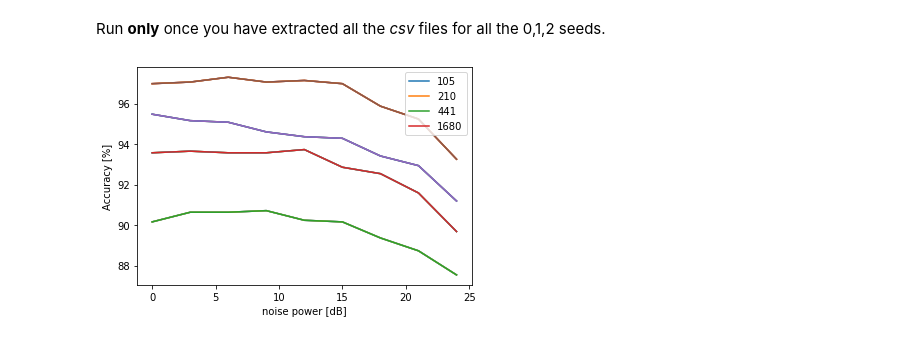
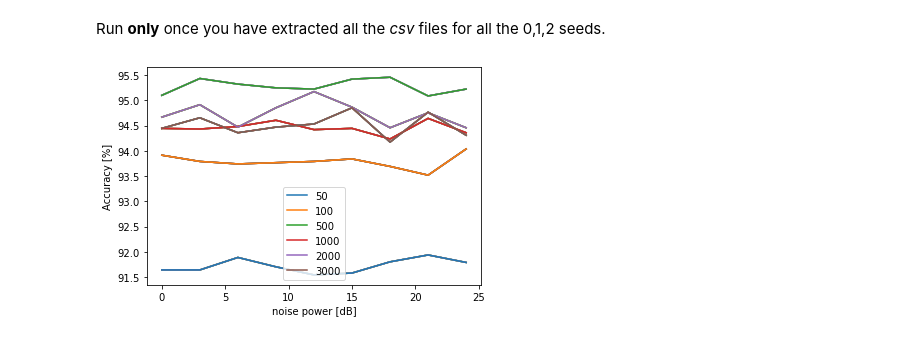
Before and after one commit to gomezzz/MSMatch, a Jupyter notebook: notebooks/Evaluation - noise.ipynb, the cells around one changed output. Saved outputs shown, nothing was run; the diff lists cells and outputs as text; code cells hidden in the pictures.

```diff
--- a/notebooks/Evaluation - noise.ipynb
+++ b/notebooks/Evaluation - noise.ipynb
@@ -27,13 +27,14 @@ from copy import deepcopy
 P_noise_dB_min = 0 #[dB], Noise power in dB
 P_noise_dB_max = 27 #[dB], Max Noise power in dB
 dP_noise_dB = 3 # [dB], Delta power in dB
+shift_only = True # If True, no noise is added
 # %% [markdown]
 ## 2) - Initialize parameters
 # %%
 #Path to the runs to load
 csv_folder = "/home/gabrielemeoni/project/SSLRS"
 dataset = "eurosat_rgb"
-folder = "/scratch/fixmatch_results/new_runs/nr_of_labels"#"/scratch/fixmatch_results/new_runs/nr_of_labels/eurosat_rgb/"
+folder = "/scratch/fixmatch_results/new_runs/nr_of_labels/"#"/scratch/fixmatch_results/new_runs/nr_of_labels/eurosat_rgb/"
 sort_criterion = "numlabels" # Accepted net, numlabels
 seed_wanted = 0 # Seed wanted (the others will be filtered)
 # %%
@@ -100,9 +101,11 @@ for checkpoint, args in zip(checkpoints,run_args):
                         for n in range(img.shape[0]):
                             img[n]=(0.75 + 0.5 * torch.rand(size=(1,))) * img[n]
 
-                        A_noise = (10**(P_noise_dB/20))
-                        noise=torch.randn(size=img.shape) * A_noise
-                        img+= noise
+
+                        if not(shift_only):
+                            A_noise = (10**(P_noise_dB/20))
+                            noise=torch.randn(size=img.shape) * A_noise
+                            img+= noise
 
                         image[idx] = transf(1/255*torch.clip(img, 0, 255).transpose(0,2).cpu().numpy())
 
@@ -196,7 +202,11 @@ Run **only** once you have extracted all the *csv* files for all the 0,1,2 seeds
 # %%
 accuracy_noise=[]
 for seed in [0,1,2]:
-    csv_file=os.path.join(csv_folder, "noise_test_results"+"_seed_"+str(seed)+".csv")
+    if shift_only:
+        csv_file=os.path.join(csv_folder, "shift_test_results_"+str(dataset)+"_seed_"+str(seed)+".csv")
+    else:
+        csv_file=os.path.join(csv_folder, "noise_test_results_"+str(dataset)+"_seed_"+str(seed)+".csv")
+
     df_seed = pd.read_csv(csv_file)
     accuracy_noise_seed=[]
     for dB_value in dB_value_list:
@@ -212,15 +222,18 @@ for seed in [0,1,2]:
 # %%
 import matplotlib.pyplot as plt
 
 for numlabels in small_df["numlabels"]:
     acc_numlabels=small_df.loc[small_df["numlabels"] == numlabels]
 
     plt.plot(np.arange(P_noise_dB_min, P_noise_dB_max, dP_noise_dB), accuracy_noise)
 
 
 plt.legend(small_df["numlabels"])
 plt.xlabel('noise power [dB]')
 plt.ylabel('Accuracy [%]')
-plt.savefig("noise_graph_"+dataset+".png")
+if shift_only:
+    plt.savefig("shift_graph_"+dataset+".png")
+else:
+    plt.savefig("noise_graph_"+dataset+".png")
 # %% [output]
-[figure, old version]
+[figure, new version]
```
Also changed, not shown: parts of 2 cells of this notebook, 2 other files.
